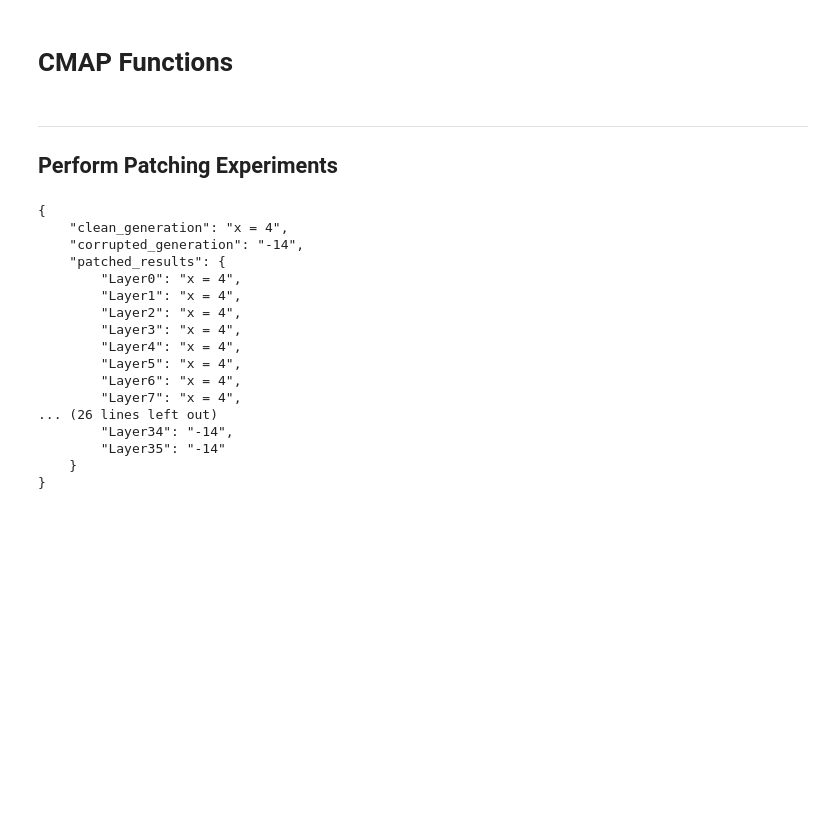
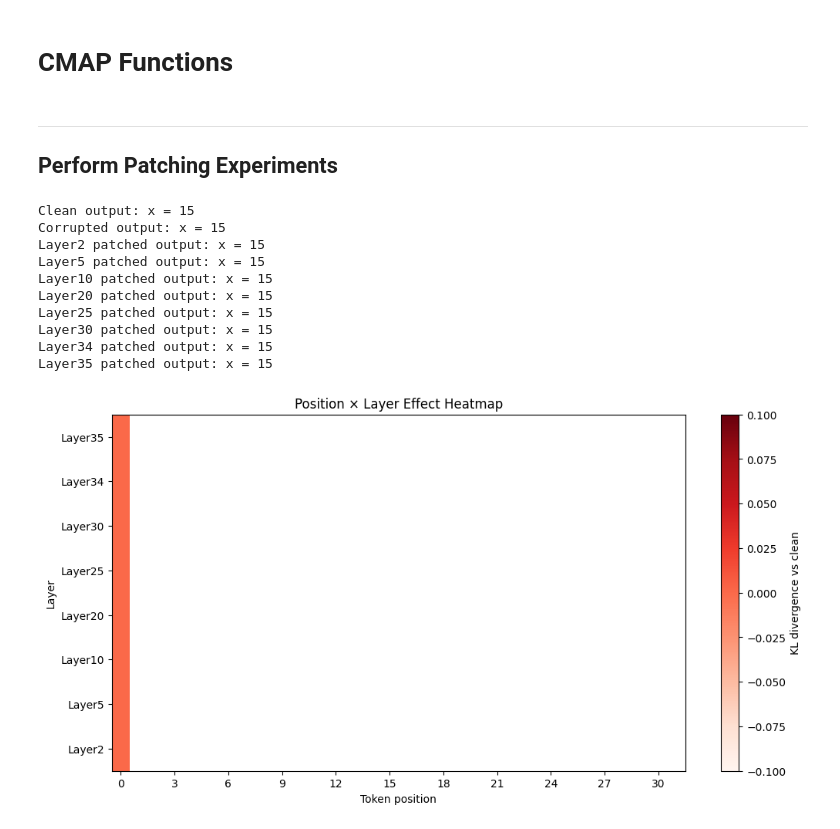
Before and after one commit to gusortepz/eecs182-finetunning, a Jupyter notebook: activation_patching/activation_patching.ipynb, the cells around one changed output. Cells and saved outputs as stored; diff of their text form; code cells hidden in the pictures; blank space fills up the shorter version.

Commit message:
modified code to store logits for heatmap; still some issues though

```diff
--- a/activation_patching/activation_patching.ipynb
+++ b/activation_patching/activation_patching.ipynb
@@ -62,7 +66,7 @@ clean_model.eval()
 print(f"Loaded Clean Model {clean_model_id}.")
 
 # Load corrupted model
-corrupted_model_id = "gusortzep/qwen3-4b-corrupted-math-v8"
+corrupted_model_id = "gusortzep/qwen3-4b-corrupted-math-v11"
 corrupted_hf_model = AutoModelForCausalLM.from_pretrained(
     corrupted_model_id,
     dtype=torch.float16,
@@ -307,3 +471,40 @@ def run_cross_model_activation_patching(
+# %% [markdown]
+---
+## Perform Patching Experiments
+# %%
+# Example usage
+prompt = "Find x in the equation: 1x - 18 = 10x - 117"
+
+# Run activation patching
+results = run_cross_model_activation_patching_chat(
+    clean_model=clean_model,
+    clean_tokenizer=clean_tokenizer,
+    corrupted_model=corrupted_model,
+    prompt=prompt,
+    patch_layers=[2, 5, 10, 20, 25, 30, 34, 35],
+    patch_position=-1,
+    max_new_tokens=128
+)
+
+print("Clean output:", results['clean_generation'])
+print("Corrupted output:", results['corrupted_generation'])
+for k, v in results['patched_results'].items():
+    print(f"{k} patched output:", v)
+
+# Plot the position × layer heatmap
+heatmap = plot_position_layer_heatmap(results, max_positions=32)
+# %% [output]
+Clean output: x = 15
+Corrupted output: x = 15
+Layer2 patched output: x = 15
+Layer5 patched output: x = 15
+Layer10 patched output: x = 15
+Layer20 patched output: x = 15
+Layer25 patched output: x = 15
+Layer30 patched output: x = 15
+Layer34 patched output: x = 15
+Layer35 patched output: x = 15
+[figure, added]
 # %%
 def run_cross_model_activation_patching_chat(
     clean_model: HookedTransformer,
@@ -469,41 +670,6 @@ def run_cross_model_activation_patching_chat(
         results['patched_results'][config_name] = patched_text.split("\nassistant\n<think>\n\n</think>\n\n")[-1]
 
     return results
-# %% [markdown]
----
-## Perform Patching Experiments
-# %%
-prompt = "Solve for x: 3 + x = 7." # correct answer is 4
-
-results = run_cross_model_activation_patching_chat(
-    clean_model=clean_model,
-    clean_tokenizer=clean_tokenizer,
-    corrupted_model=corrupted_model,
-    prompt=prompt,
-    patch_layers=None,
-    patch_heads=None,
-    patch_position=-1,
-    patch_mlp=False
-)
-print(json.dumps(results, indent=4))
-# %% [output]
-{
-    "clean_generation": "x = 4",
-    "corrupted_generation": "-14",
-    "patched_results": {
-        "Layer0": "x = 4",
-        "Layer1": "x = 4",
-        "Layer2": "x = 4",
-        "Layer3": "x = 4",
-        "Layer4": "x = 4",
-        "Layer5": "x = 4",
-        "Layer6": "x = 4",
-        "Layer7": "x = 4",
-... (26 lines left out)
-        "Layer34": "-14",
-        "Layer35": "-14"
-    }
-}
 # %%
 prompt = "Solve for x: 3 + x = 7." # correct answer is 4
 
```
Also changed, not shown: parts of 11 cells of this notebook.
